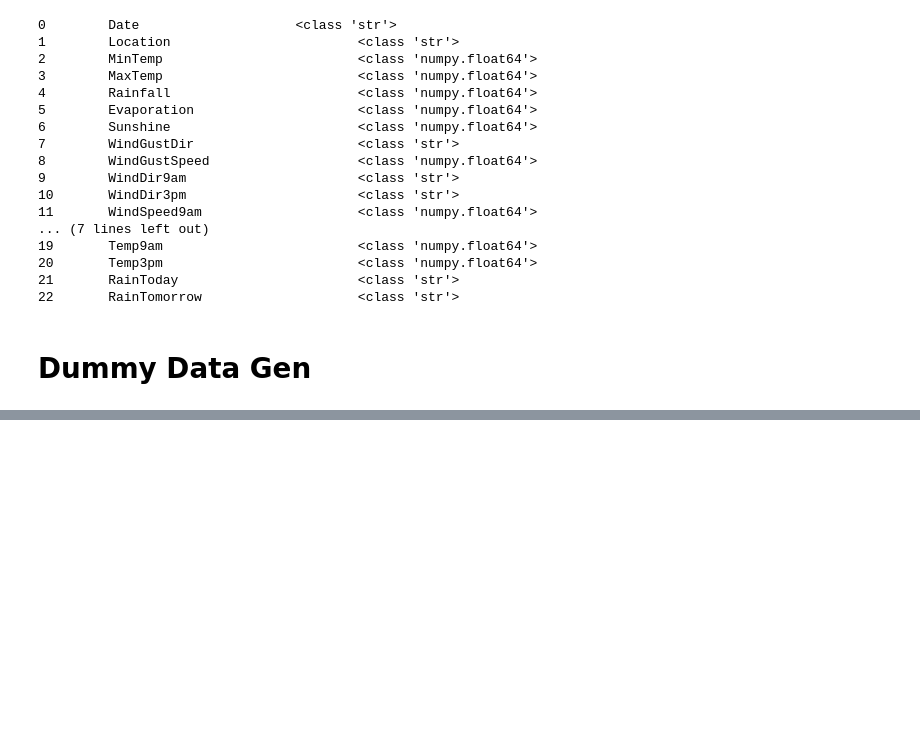
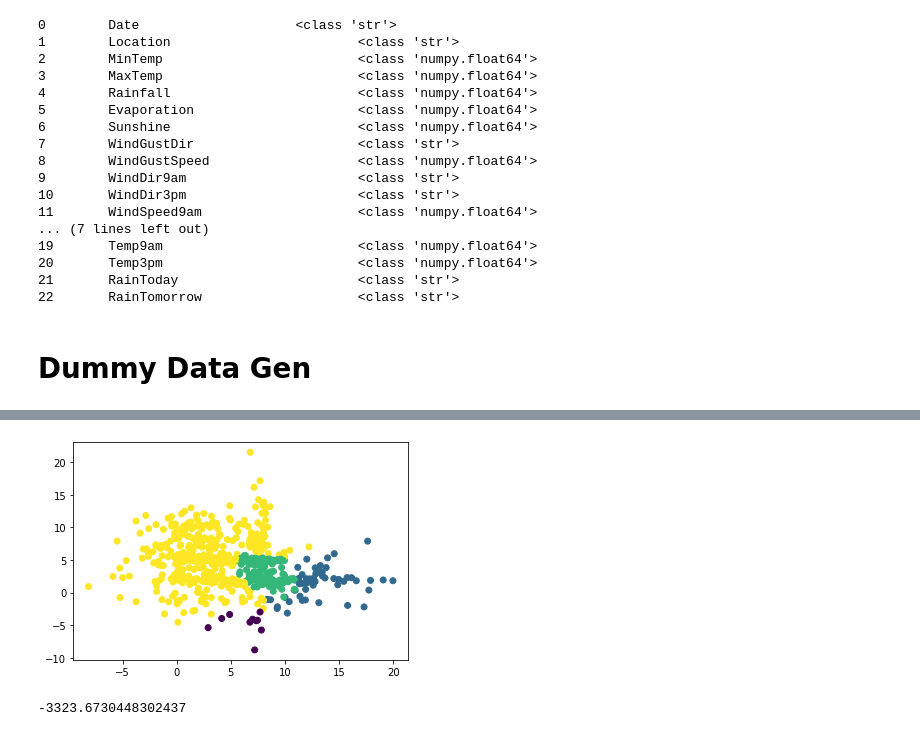
Before and after one commit to Alan-Caldera/ORIE-4741-Project, a Jupyter notebook: testing.ipynb, the cells around one changed output, grey strips where cells are left out. Saved outputs shown, nothing was run; the diff lists cells and outputs as text; code cells hidden in the pictures; blank space fills up the shorter version.

```diff
--- a/testing.ipynb
+++ b/testing.ipynb
@@ -175,0 +98,6 @@ MONOTONIC: True
+# %%
+alg.plot2d(data)
+alg.gmm_likelihood(data)
+# %% [output]
+[figure, added]
+-3323.6730448302437
```
Also changed, not shown: parts of 2 cells of this notebook, 1 other file.
